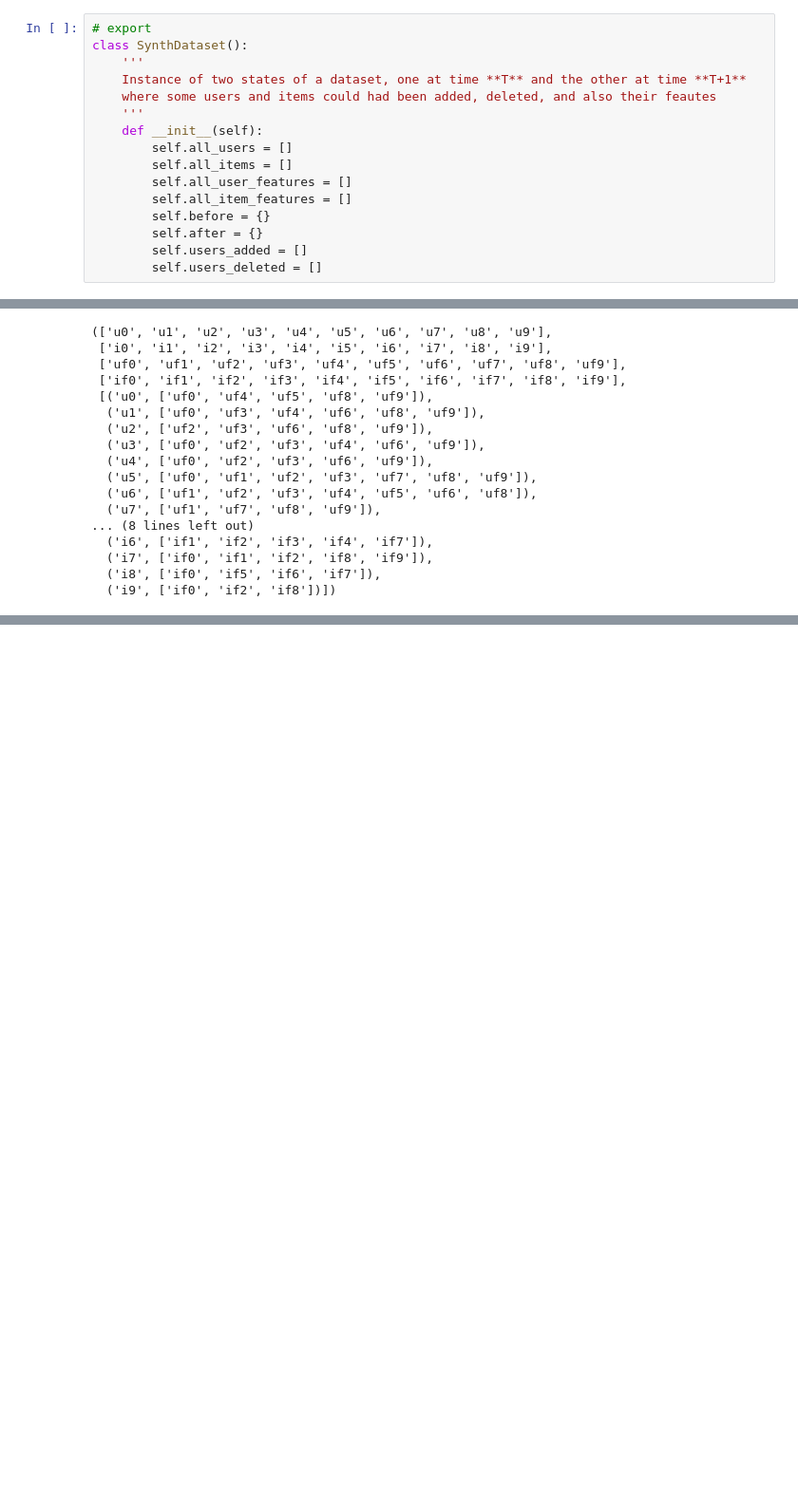
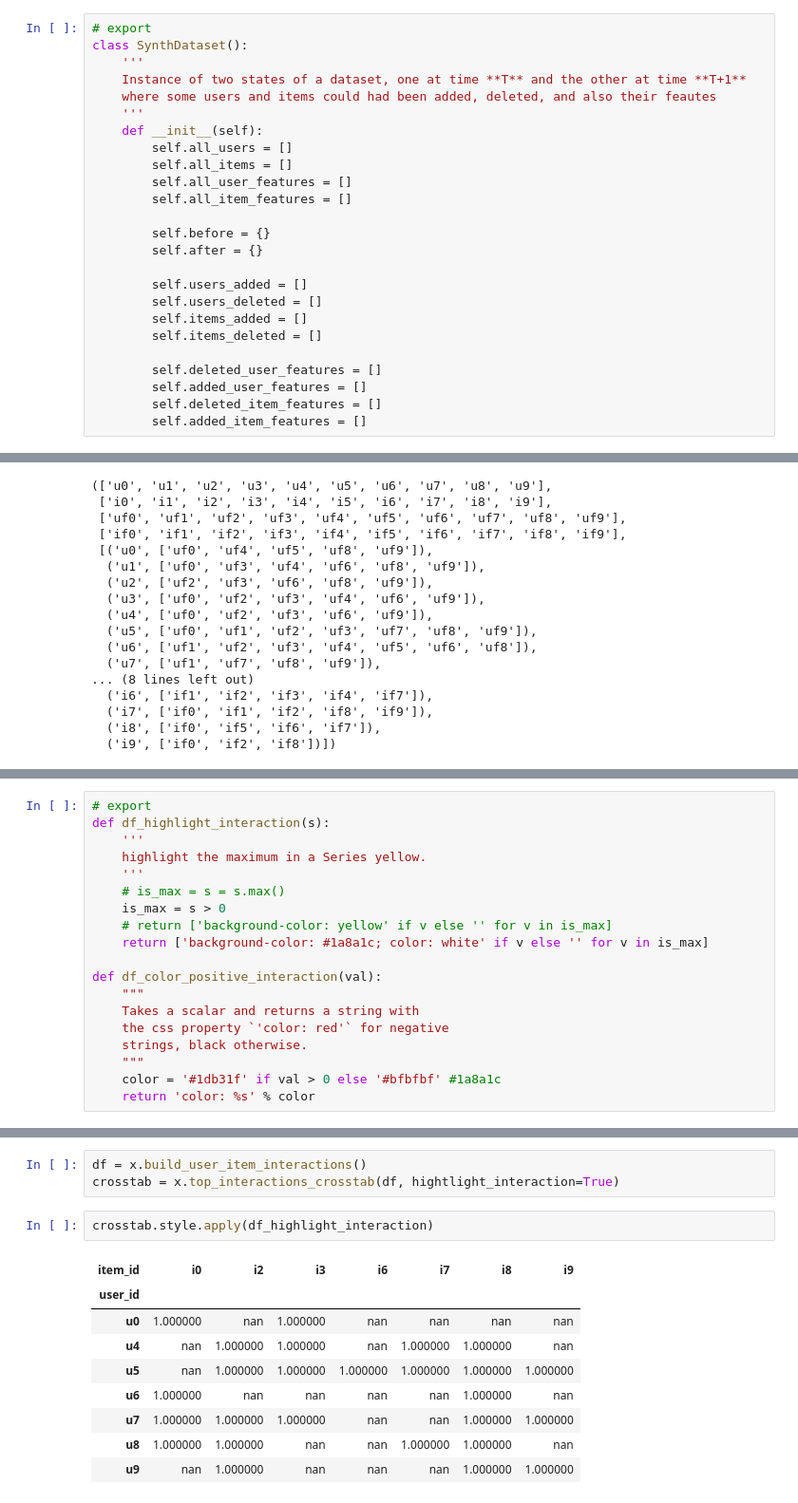
Before and after one commit to sgaseretto/hybrec, a Jupyter notebook: notebooks/01_synth_dataset.ipynb, the cells around one changed output, grey strips where cells are left out. Shown: that part at 95% size. Drawn from its saved outputs; the diff is of its cells as text; blank space fills up the shorter version.

```diff
--- a/notebooks/01_synth_dataset.ipynb
+++ b/notebooks/01_synth_dataset.ipynb
@@ -35,9 +36,18 @@ class SynthDataset():
         self.all_items = []
         self.all_user_features = []
         self.all_item_features = []
+
         self.before = {}
         self.after = {}
+
         self.users_added = []
         self.users_deleted = []
+        self.items_added = []
+        self.items_deleted = []
+
+        self.deleted_user_features = []
+        self.added_user_features = []
+        self.deleted_item_features = []
+        self.added_item_features = []
 # %%
 # export
@@ -235,0 +314,19 @@ items after:    ['i1', 'i4', 'i5', 'i6', 'i7', 'i8', 'i9']
+# %%
+# export
+def df_highlight_interaction(s):
+    '''
+    highlight the maximum in a Series yellow.
+    '''
+    # is_max = s = s.max()
+    is_max = s > 0
+    # return ['background-color: yellow' if v else '' for v in is_max]
+    return ['background-color: #1a8a1c; color: white' if v else '' for v in is_max]
+
+def df_color_positive_interaction(val):
+    """
+    Takes a scalar and returns a string with
+    the css property `'color: red'` for negative
+    strings, black otherwise.
+    """
+    color = '#1db31f' if val > 0 else '#bfbfbf' #1a8a1c
+    return 'color: %s' % color
@@ -235,0 +354,15 @@ items after:    ['i1', 'i4', 'i5', 'i6', 'i7', 'i8', 'i9']
+# %%
+df = x.build_user_item_interactions()
+crosstab = x.top_interactions_crosstab(df, hightlight_interaction=True)
+# %%
+crosstab.style.apply(df_highlight_interaction)
+# %% [output]
+| item_id | i0 | i2 | i3 | i6 | i7 | i8 | i9 |
+| user_id |  |  |  |  |  |  |  |
+| u0 | 1.000000 | nan | 1.000000 | nan | nan | nan | nan |
+| u4 | nan | 1.000000 | 1.000000 | nan | 1.000000 | 1.000000 | nan |
+| u5 | nan | 1.000000 | 1.000000 | 1.000000 | 1.000000 | 1.000000 | 1.000000 |
+| u6 | 1.000000 | nan | nan | nan | nan | 1.000000 | nan |
+| u7 | 1.000000 | 1.000000 | 1.000000 | nan | nan | 1.000000 | 1.000000 |
+| u8 | 1.000000 | 1.000000 | nan | nan | 1.000000 | 1.000000 | nan |
+| u9 | nan | 1.000000 | nan | nan | nan | 1.000000 | 1.000000 |
```
Also changed, not shown: parts of 13 cells of this notebook, 8 other files.
